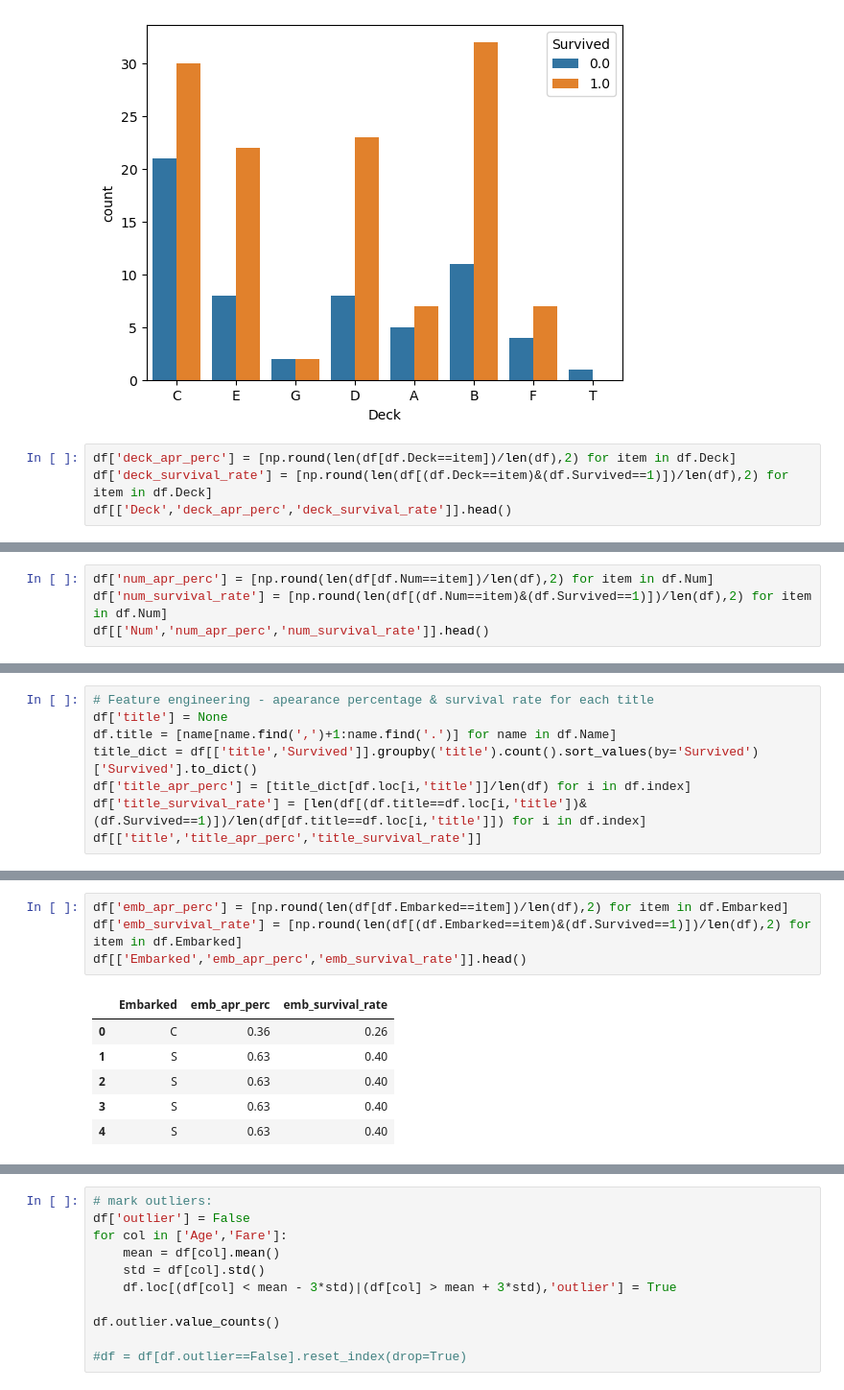
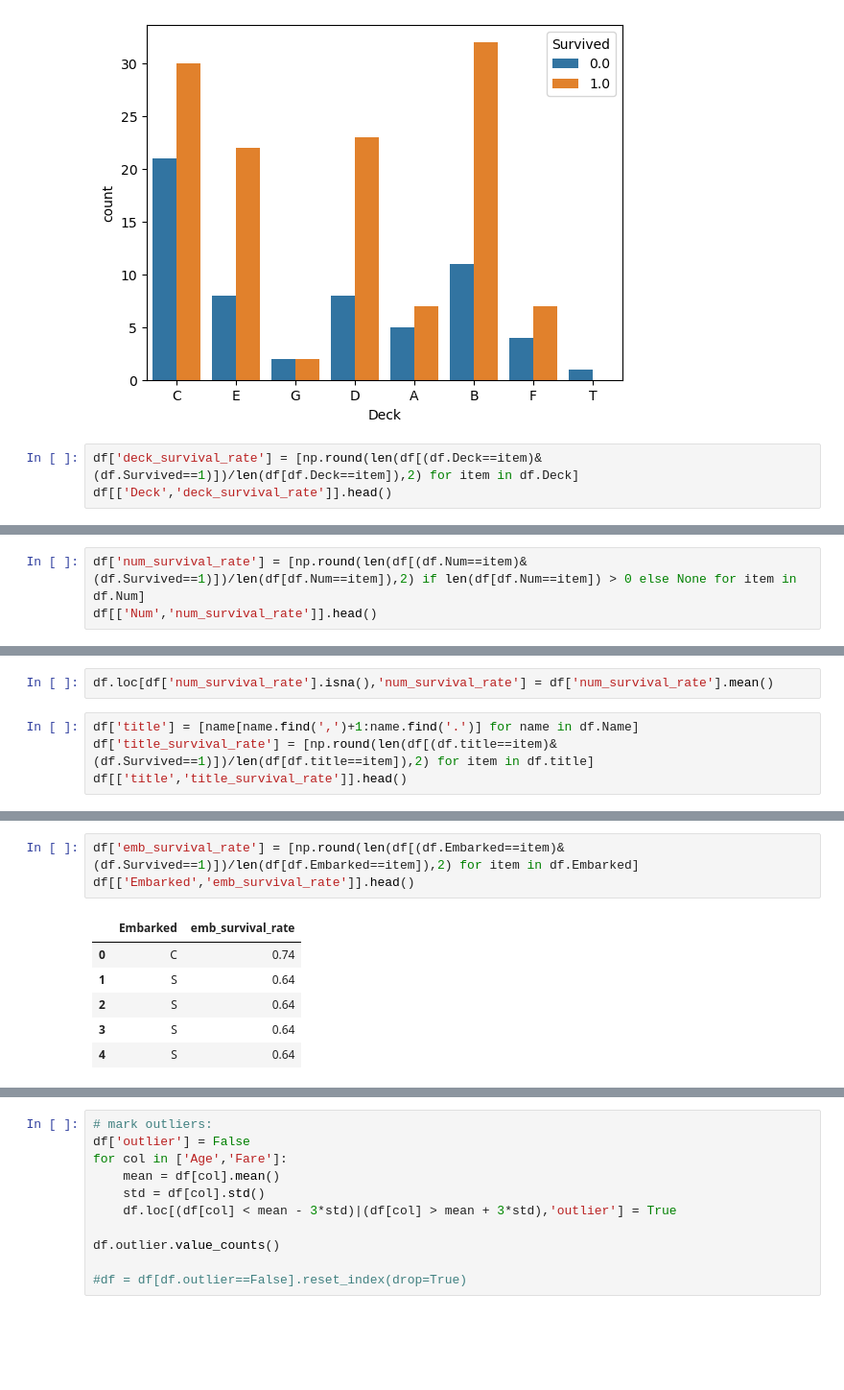
Before and after one commit to sagi778/Titanic_kaggle, a Jupyter notebook: titanic_model_training.ipynb, the cells around one changed output, grey strips where cells are left out. Shown at 96% size. Cells and saved outputs as stored; diff of their text form; blank space fills up the shorter version.

```diff
--- a/titanic_model_training.ipynb
+++ b/titanic_model_training.ipynb
@@ -120,7 +120,6 @@ sns.countplot(data=df,x='Deck',hue='Survived')
 <AxesSubplot:xlabel='Deck', ylabel='count'>
 [figure]
 # %%
-df['deck_apr_perc'] = [np.round(len(df[df.Deck==item])/len(df),2) for item in df.Deck]
-df['deck_survival_rate'] = [np.round(len(df[(df.Deck==item)&(df.Survived==1)])/len(df),2) for item in df.Deck]
-df[['Deck','deck_apr_perc','deck_survival_rate']].head()
+df['deck_survival_rate'] = [np.round(len(df[(df.Deck==item)&(df.Survived==1)])/len(df[df.Deck==item]),2) for item in df.Deck]
+df[['Deck','deck_survival_rate']].head()
 # %% [output]
@@ -133,5 +132,4 @@ df[['Deck','deck_apr_perc','deck_survival_rate']].head()
 # %%
-df['num_apr_perc'] = [np.round(len(df[df.Num==item])/len(df),2) for item in df.Num]
-df['num_survival_rate'] = [np.round(len(df[(df.Num==item)&(df.Survived==1)])/len(df),2) for item in df.Num]
-df[['Num','num_apr_perc','num_survival_rate']].head()
+df['num_survival_rate'] = [np.round(len(df[(df.Num==item)&(df.Survived==1)])/len(df[df.Num==item]),2) if len(df[df.Num==item]) > 0 else None for item in df.Num]
+df[['Num','num_survival_rate']].head()
 # %% [output]
@@ -144,9 +142,7 @@ df[['Num','num_apr_perc','num_survival_rate']].head()
+# %%
+df.loc[df['num_survival_rate'].isna(),'num_survival_rate'] = df['num_survival_rate'].mean()
 # %%
-# Feature engineering - apearance percentage & survival rate for each title
-df['title'] = None
-df.title = [name[name.find(',')+1:name.find('.')] for name in df.Name]
-title_dict = df[['title','Survived']].groupby('title').count().sort_values(by='Survived')['Survived'].to_dict()
-df['title_apr_perc'] = [title_dict[df.loc[i,'title']]/len(df) for i in df.index]
-df['title_survival_rate'] = [len(df[(df.title==df.loc[i,'title'])&(df.Survived==1)])/len(df[df.title==df.loc[i,'title']]) for i in df.index]
-df[['title','title_apr_perc','title_survival_rate']]
+df['title'] = [name[name.find(',')+1:name.find('.')] for name in df.Name]
+df['title_survival_rate'] = [np.round(len(df[(df.title==item)&(df.Survived==1)])/len(df[df.title==item]),2) for item in df.title]
+df[['title','title_survival_rate']].head()
 # %% [output]
@@ -166,12 +155,11 @@ df[['title','title_apr_perc','title_survival_rate']]
 # %%
-df['emb_apr_perc'] = [np.round(len(df[df.Embarked==item])/len(df),2) for item in df.Embarked]
-df['emb_survival_rate'] = [np.round(len(df[(df.Embarked==item)&(df.Survived==1)])/len(df),2) for item in df.Embarked]
-df[['Embarked','emb_apr_perc','emb_survival_rate']].head()
+df['emb_survival_rate'] = [np.round(len(df[(df.Embarked==item)&(df.Survived==1)])/len(df[df.Embarked==item]),2) for item in df.Embarked]
+df[['Embarked','emb_survival_rate']].head()
 # %% [output]
-|  | Embarked | emb_apr_perc | emb_survival_rate |
-| 0 | C | 0.36 | 0.26 |
-| 1 | S | 0.63 | 0.40 |
-| 2 | S | 0.63 | 0.40 |
-| 3 | S | 0.63 | 0.40 |
-| 4 | S | 0.63 | 0.40 |
+|  | Embarked | emb_survival_rate |
+| 0 | C | 0.74 |
+| 1 | S | 0.64 |
+| 2 | S | 0.64 |
+| 3 | S | 0.64 |
+| 4 | S | 0.64 |
 # %%
```
Also changed, not shown: parts of 10 cells of this notebook.
